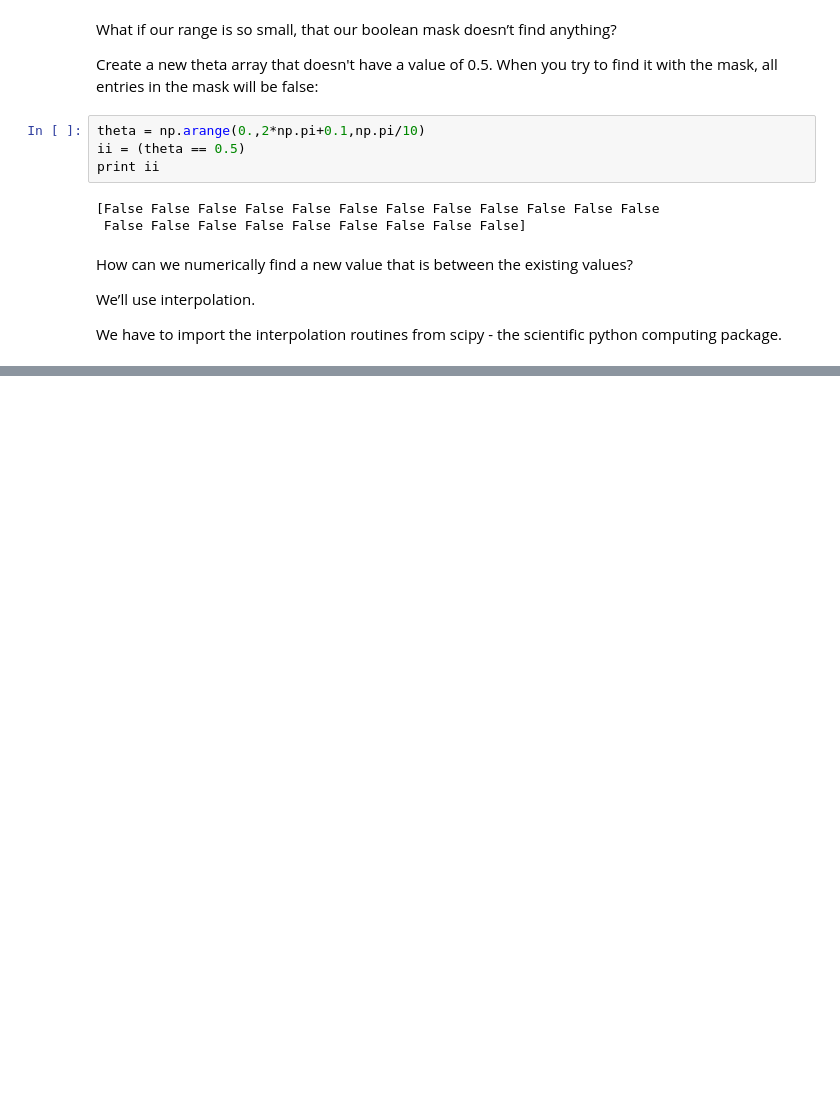
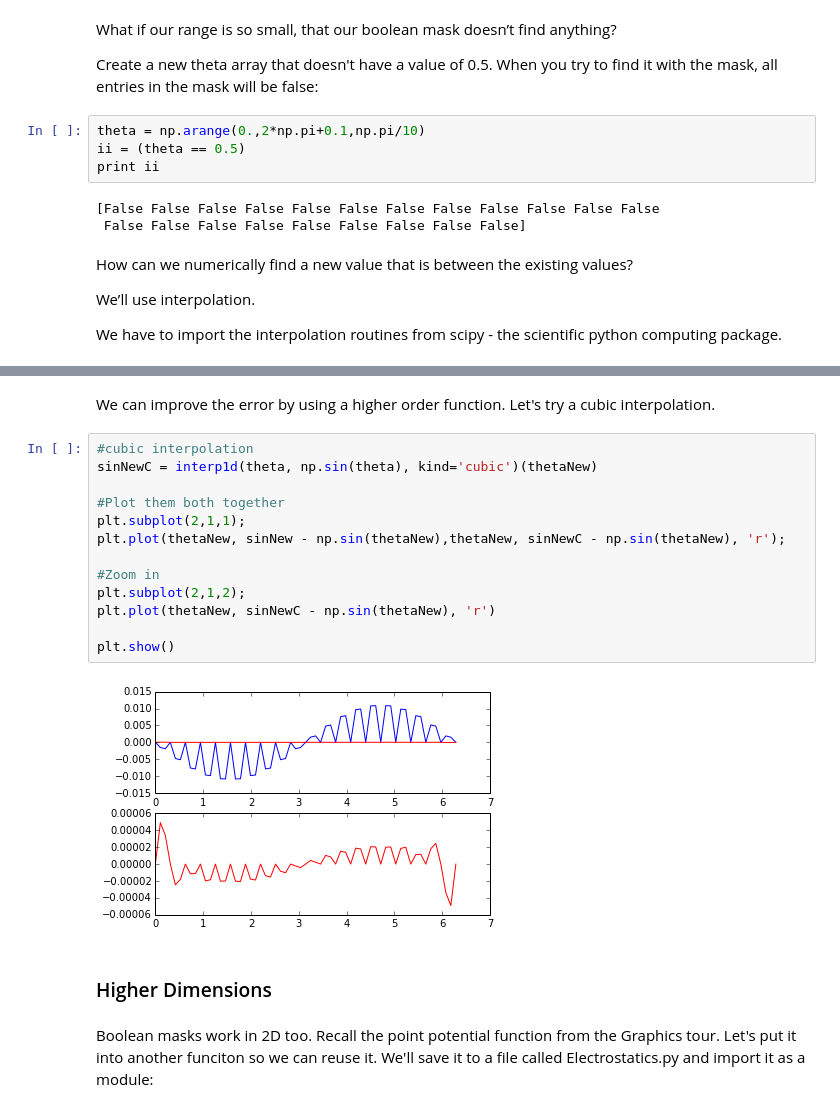
Before and after one commit to slewis06/PHYS202-S14, a Jupyter notebook: SciPy/InterpolationTour.ipynb, the cells around one changed output, grey strips where cells are left out. Cells and saved outputs as stored; diff of their text form; blank space fills up the shorter version.

```diff
--- a/SciPy/InterpolationTour.ipynb
+++ b/SciPy/InterpolationTour.ipynb
@@ -54,0 +115,21 @@ We have to import the interpolation routines from scipy - the scientific python
+# %% [markdown]
+We can improve the error by using a higher order function. Let's try a cubic interpolation.
+# %%
+#cubic interpolation
+sinNewC = interp1d(theta, np.sin(theta), kind='cubic')(thetaNew)
+
+#Plot them both together
+plt.subplot(2,1,1);
+plt.plot(thetaNew, sinNew - np.sin(thetaNew),thetaNew, sinNewC - np.sin(thetaNew), 'r');
+
+#Zoom in
+plt.subplot(2,1,2);
+plt.plot(thetaNew, sinNewC - np.sin(thetaNew), 'r')
+
+plt.show()
+# %% [output]
+[figure, added]
+# %% [markdown]
+### Higher Dimensions
+# %% [markdown]
+Boolean masks work in 2D too. Recall the point potential function from the Graphics tour. Let's put it into another funciton so we can reuse it. We'll save it to a file called Electrostatics.py and import it as a module:
```
Also changed, not shown: parts of 18 cells of this notebook, 2 other files.
